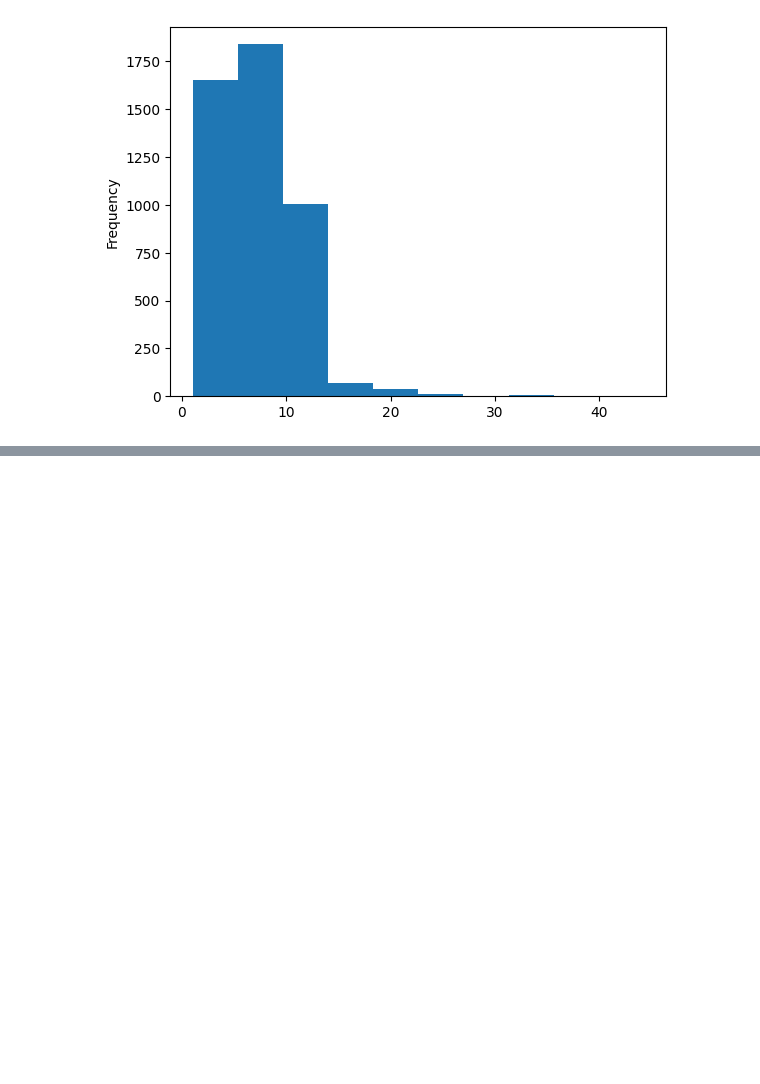
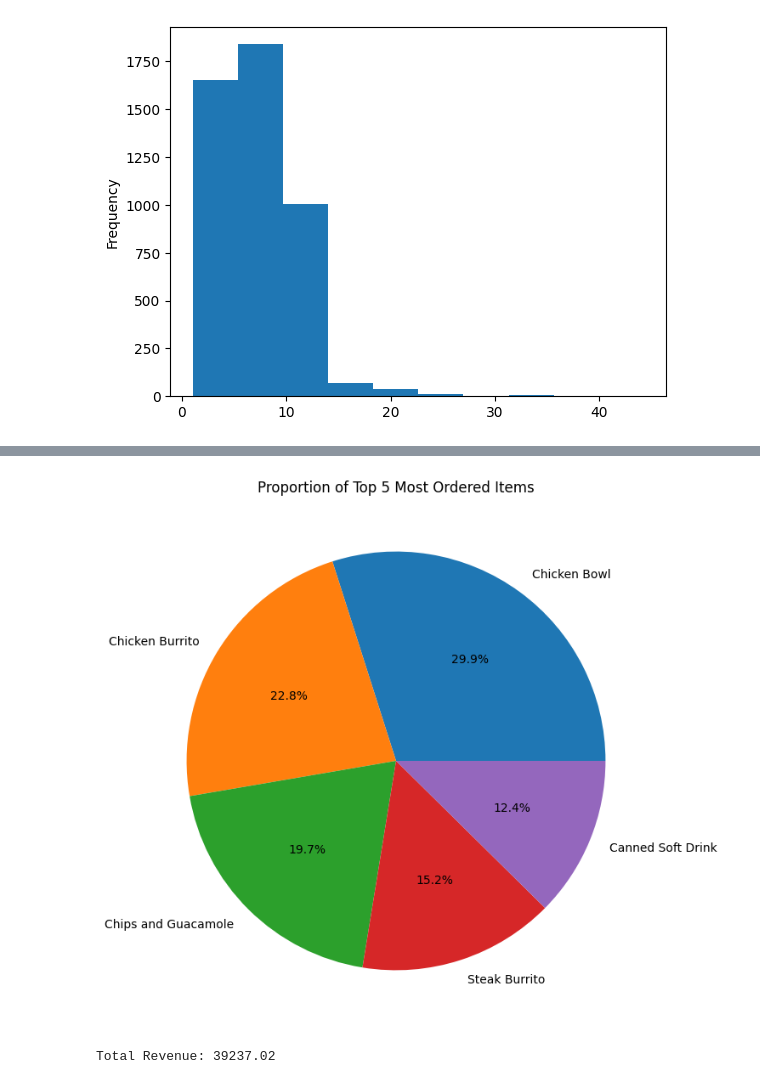
Before and after one commit to Piyushvishnoi/Python_Pandas_Project, a Jupyter notebook: Final_project_panda.ipynb, the cells around one changed output, grey strips where cells are left out. Cells and saved outputs as stored; diff of their text form; code cells hidden in the pictures; blank space fills up the shorter version.

```diff
--- a/Final_project_panda.ipynb
+++ b/Final_project_panda.ipynb
@@ -291,0 +367,16 @@ data_copy['item_price'].plot(kind='hist')
+# %%
+#Pie chart for top 5 most ordered items:
+top_5_items = data_copy['item_name'].value_counts().head(5)
+top_5_items.plot(kind='pie', autopct='%1.1f%%', figsize=(8, 8))
+plt.title('Proportion of Top 5 Most Ordered Items')
+plt.ylabel('')
+plt.show()
+# %% [output]
+[figure, added]
+# %%
+#Total revenue generated:
+#data_copy['item_price'] = data_copy['item_price'].str.replace('$', '').astype(float)
+total_revenue = (data_copy['quantity'] * data_copy['item_price']).sum()
+print("Total Revenue:", total_revenue)
+# %% [output]
+Total Revenue: 39237.02
```
Also changed, not shown: parts of 17 cells of this notebook.
